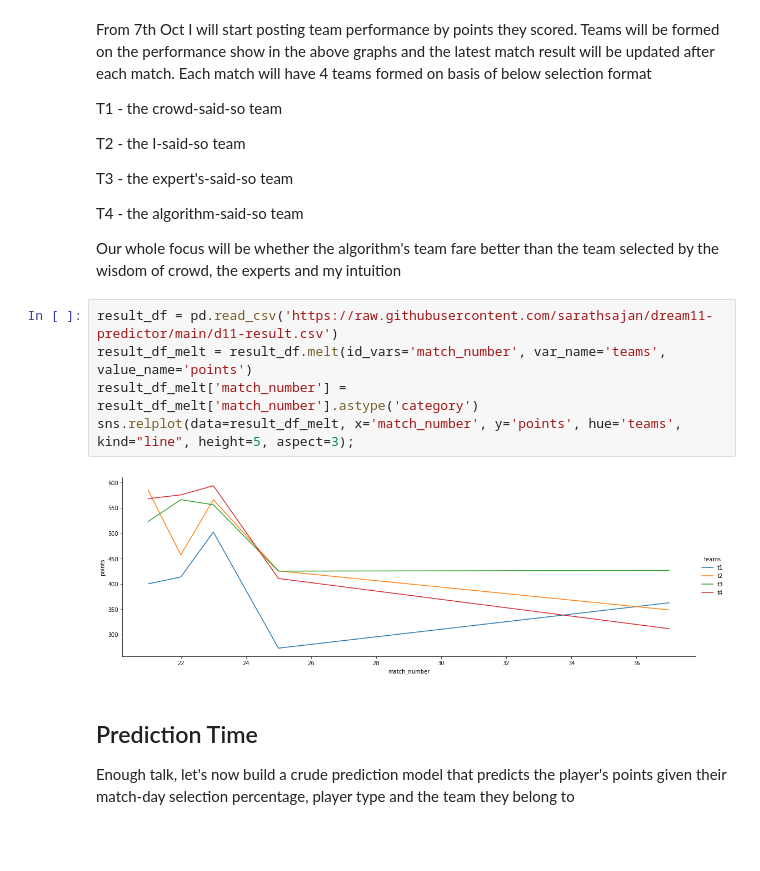
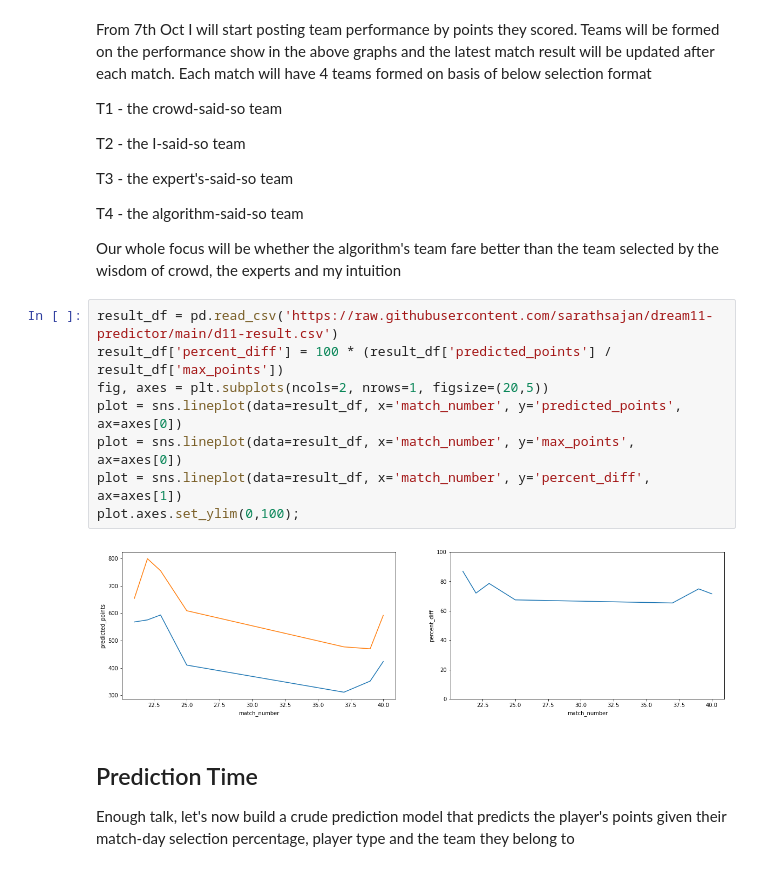
Before and after one commit to sarathsajan/dream11-predictor, a Jupyter notebook: Dream11_predictor.ipynb, the cells around one changed output. Cells and saved outputs as stored; diff of their text form; blank space fills up the shorter version.

```diff
--- a/Dream11_predictor.ipynb
+++ b/Dream11_predictor.ipynb
@@ -138,13 +138,16 @@ T3 - the expert's-said-so team
 T4 - the algorithm-said-so team
 
 Our whole focus will be whether the algorithm's team fare better than the team selected by the wisdom of crowd, the experts and my intuition
-# %%
-result_df = pd.read_csv('https://raw.githubusercontent.com/sarathsajan/dream11-predictor/main/d11-result.csv')
-result_df_melt = result_df.melt(id_vars='match_number', var_name='teams', value_name='points')
-result_df_melt['match_number'] = result_df_melt['match_number'].astype('category')
-sns.relplot(data=result_df_melt, x='match_number', y='points', hue='teams', kind="line", height=5, aspect=3);
-# %% [output]
-[figure, removed]
+# %%
+result_df = pd.read_csv('https://raw.githubusercontent.com/sarathsajan/dream11-predictor/main/d11-result.csv')
+result_df['percent_diff'] = 100 * (result_df['predicted_points'] / result_df['max_points'])
+fig, axes = plt.subplots(ncols=2, nrows=1, figsize=(20,5))
+plot = sns.lineplot(data=result_df, x='match_number', y='predicted_points', ax=axes[0])
+plot = sns.lineplot(data=result_df, x='match_number', y='max_points', ax=axes[0])
+plot = sns.lineplot(data=result_df, x='match_number', y='percent_diff', ax=axes[1])
+plot.axes.set_ylim(0,100);
+# %% [output]
+[figure, added]
 # %% [markdown]
 ## Prediction Time
 
```
Also changed, not shown: parts of 10 cells of this notebook.
